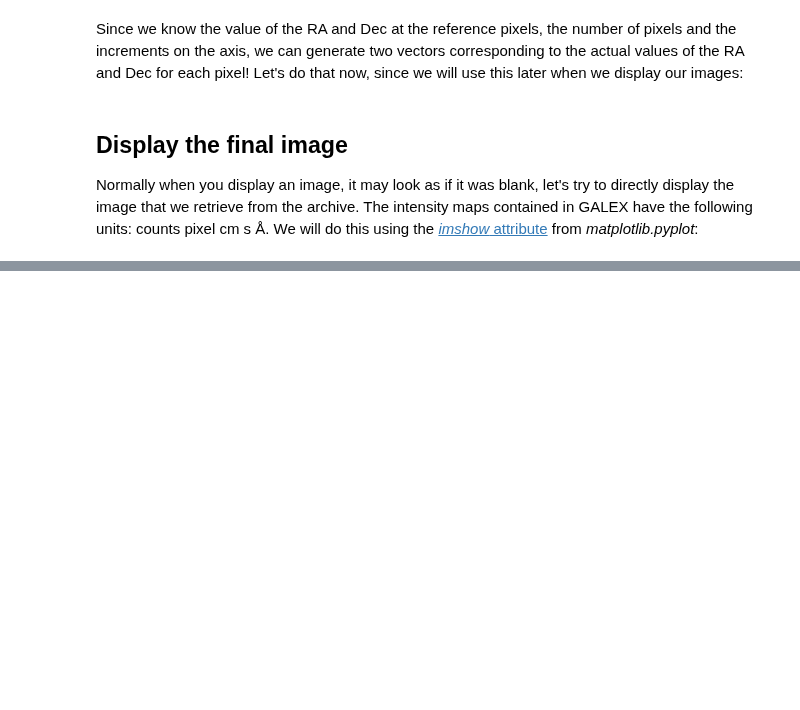
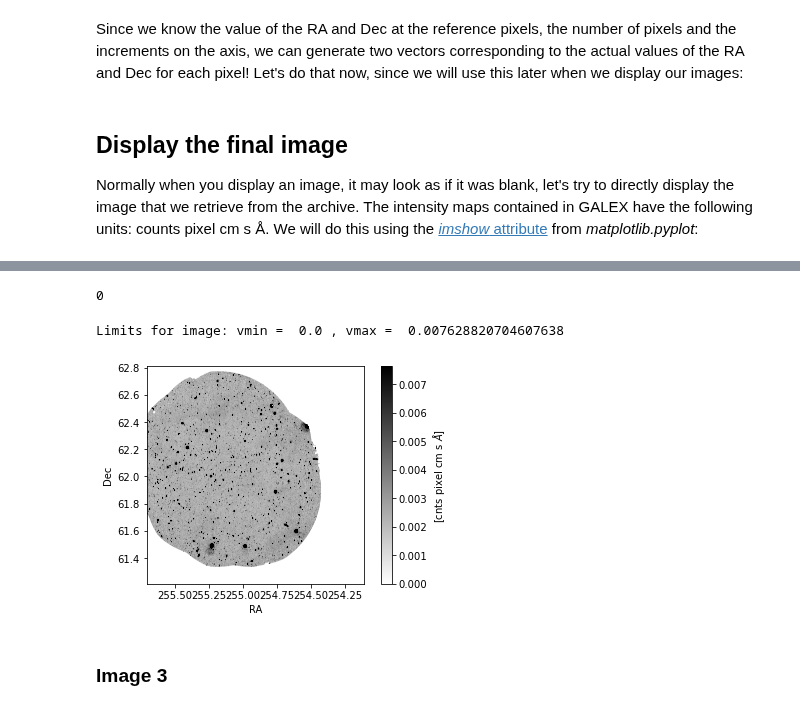
Before and after one commit to ScienceBetter/notebooks-stsci, a Jupyter notebook: surveying_dust_structure_via_GALEX_MIS/surveying_dust_structure_via_GALEX_MIS.ipynb, the cells around one changed output, grey strips where cells are left out. Cells and saved outputs as stored; diff of their text form; code cells hidden in the pictures; blank space fills up the shorter version.

```diff
--- a/surveying_dust_structure_via_GALEX_MIS/surveying_dust_structure_via_GALEX_MIS.ipynb
+++ b/surveying_dust_structure_via_GALEX_MIS/surveying_dust_structure_via_GALEX_MIS.ipynb
@@ -225,0 +252,3 @@ plt.show()
+# %%
+yourProd1 = data_products_mrp[2]
+table1 = Observations.download_products(yourProd1, mrp_only = False, cache = False)
@@ -225,0 +257,51 @@ plt.show()
+# %%
+filename1 = table1['Local Path'][0]
+os.system("gunzip " + filename1)
+# %% [output]
+0
+# %%
+filename1 = table1['Local Path'][0]
+with fits.open(filename1[:-3]) as hdulist:
+    header1 = hdulist[0].header
+    image1 = hdulist[0].data
+# %%
+naxis1 = header1['NAXIS1']
+naxis2 = header1['NAXIS2']
+cdelt1 = header1['CDELT1']
+cdelt2 = header1['CDELT2']
+crpix1 = header1['CRPIX1']
+crpix2 = header1['CRPIX2']
+crval1 = header1['CRVAL1']
+crval2 = header1['CRVAL2']
+
+# Initial RA - Pixel 1
+RA12 = crval1 - (crpix1-1)*cdelt1
+# Final RA - Last Pixel
+RAf2 = crval1 + (crpix1-1)*cdelt1
+
+# Initial Dec - Pixel 1
+Dec12 = crval2 - (crpix2-1)*cdelt2
+# Final Dec - Last Pixel
+Decf2 = crval2 + (crpix2-1)*cdelt2
+# %%
+cut = image1[1850:-1850,1850:-1850]
+interval = ZScaleInterval(nsamples=cut.size, contrast=0.5, max_reject=0.5)
+vmin1, vmax1 = interval.get_limits(cut)
+
+print('Limits for image: vmin = ',vmin1,', vmax = ',vmax1)
+# %% [output]
+Limits for image: vmin =  0.0 , vmax =  0.007628820704607638
+# %%
+plt.figure()
+plt.imshow(image1,extent=[RA12,RAf2,Decf2,Dec12], vmin=vmin1, vmax=vmax1, cmap='binary')
+#plt.imshow(image, extent=[RA1,RAf,Decf,Dec1], vmin=vmin, vmax=vmax, cmap='binary')
+ax = plt.gca()
+ax.invert_yaxis()
+plt.xlabel('RA')
+plt.ylabel('Dec')
+plt.colorbar(label='[cnts pixel cm s $\AA$]')
+plt.show()
+# %% [output]
+[figure, added]
+# %% [markdown]
+### Image 3
```
Also changed, not shown: parts of 41 cells of this notebook.
